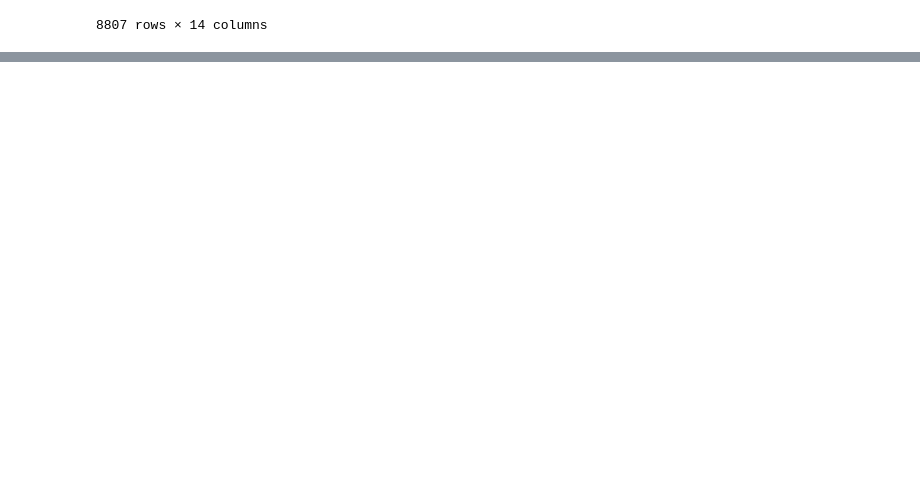
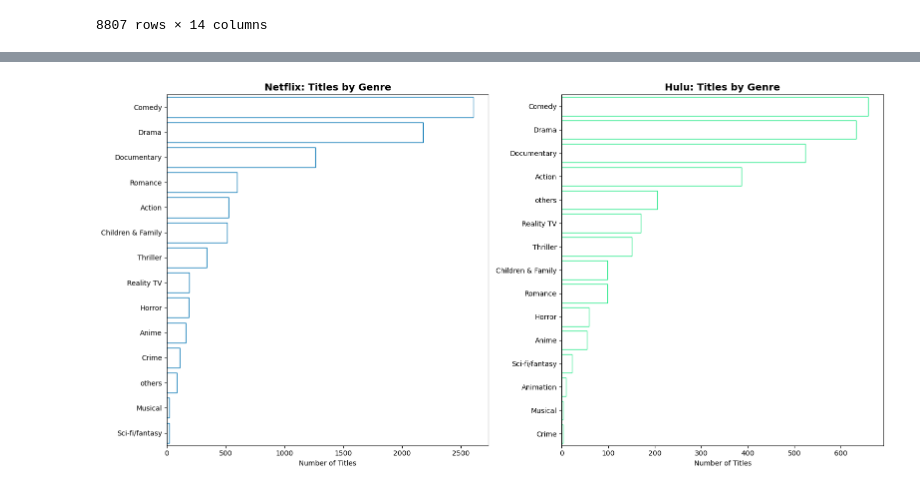
Before and after one commit to alameenp/EDA_Group_Project, a Jupyter notebook: visualizations.ipynb, the cells around one changed output, grey strips where cells are left out. Cells and saved outputs as stored; diff of their text form; code cells hidden in the pictures; blank space fills up the shorter version.

```diff
--- a/visualizations.ipynb
+++ b/visualizations.ipynb
@@ -263,0 +363,53 @@ df_netflix
+# %%
+import matplotlib.pyplot as plt
+import seaborn as sns
+
+# Get genre counts separately and sort in descending order
+netflix_genres = (
+    df_all[df_all['platform'] == 'Netflix']['primary_genre']
+    .value_counts()
+    .sort_values(ascending=False)
+)
+
+hulu_genres = (
+    df_all[df_all['platform'] == 'Hulu']['primary_genre']
+    .value_counts()
+    .sort_values(ascending=False)
+)
+
+# Create side-by-side bar plots WITHOUT shared y-axis
+fig, axes = plt.subplots(1, 2, figsize=(16, 8), sharey=False)
+
+# Netflix plot
+sns.barplot(
+    x=netflix_genres.values,
+    y=netflix_genres.index,
+    ax=axes[0],
+    color='white',              # White bars
+    edgecolor='#0072B2'         # Blue outline
+)
+axes[0].set_title('Netflix: Titles by Genre', fontsize=14, fontweight='bold')
+axes[0].set_xlabel('Number of Titles')
+axes[0].set_ylabel('')         # Hide y-axis label
+axes[0].set_facecolor('white') # White background
+axes[0].grid(False)            # Remove grid lines
+
+# Hulu plot
+sns.barplot(
+    x=hulu_genres.values,
+    y=hulu_genres.index,
+    ax=axes[1],
+    color='white',              # White bars
+    edgecolor='#1ce783'         # Green outline
+)
+axes[1].set_title('Hulu: Titles by Genre', fontsize=14, fontweight='bold')
+axes[1].set_xlabel('Number of Titles')
+axes[1].set_ylabel('')         # Hide y-axis label
+axes[1].set_facecolor('white') # White background
+axes[1].grid(False)            # Remove grid lines
+
+plt.tight_layout()
+plt.savefig("bar_hulu_vs_netflix_whitebars_clean.png")
+plt.show()
+# %% [output]
+[figure, added]
```
Also changed, not shown: parts of 6 cells of this notebook, 9 other files.
